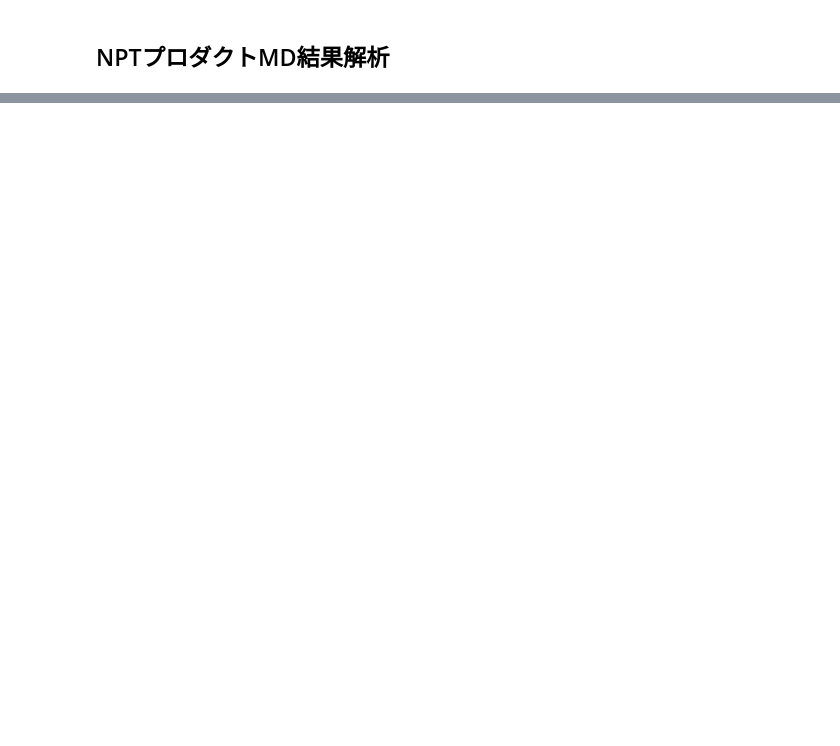
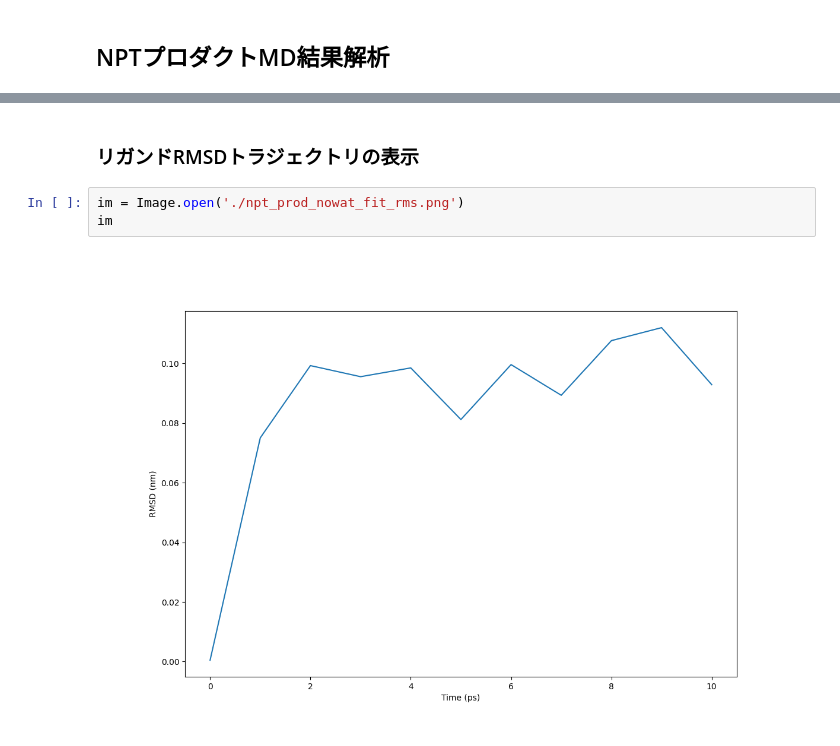
Before and after one commit to mkatouda/placingmd, a Jupyter notebook: placingmd_tutorial_jp.ipynb, the cells around one changed output, grey strips where cells are left out. Drawn from its saved outputs; the diff is of its cells as text; blank space fills up the shorter version.

```diff
--- a/placingmd_tutorial_jp.ipynb
+++ b/placingmd_tutorial_jp.ipynb
@@ -399,0 +554,7 @@ im
+# %% [markdown]
+### リガンドRMSDトラジェクトリの表示
+# %%
+im = Image.open('./npt_prod_nowat_fit_rms.png')
+im
+# %% [output]
+[figure, added]
```
Also changed, not shown: parts of 48 cells of this notebook.
